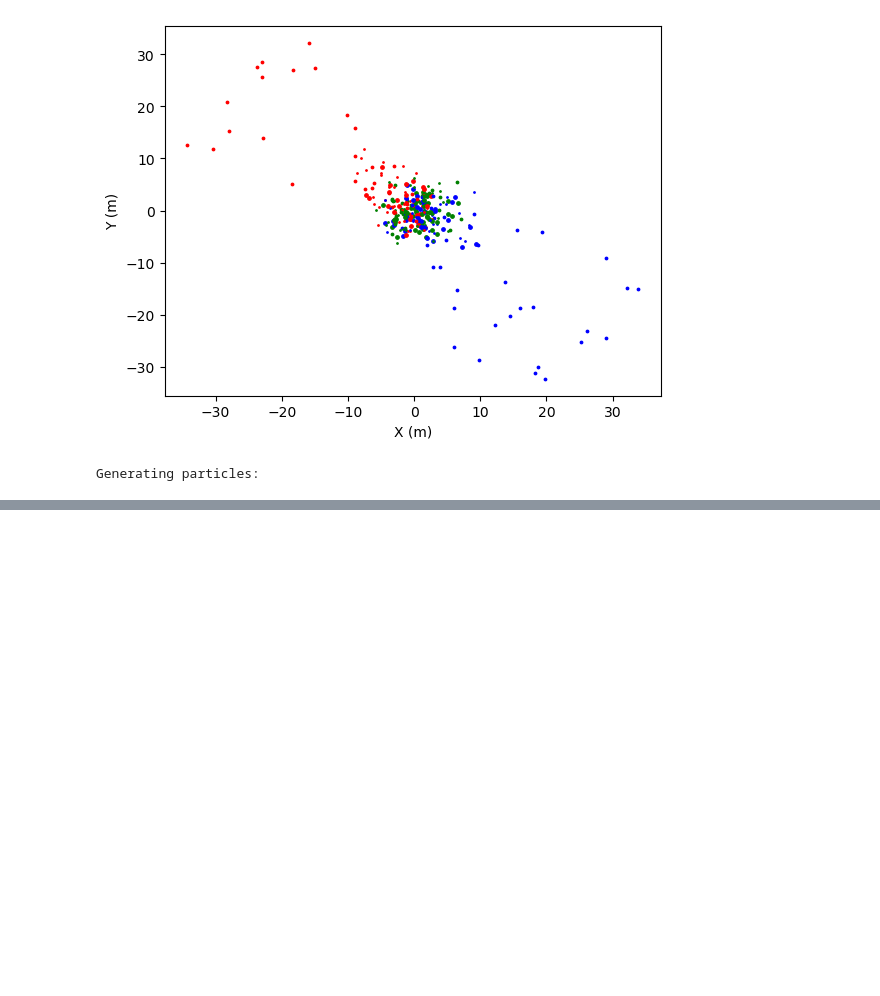
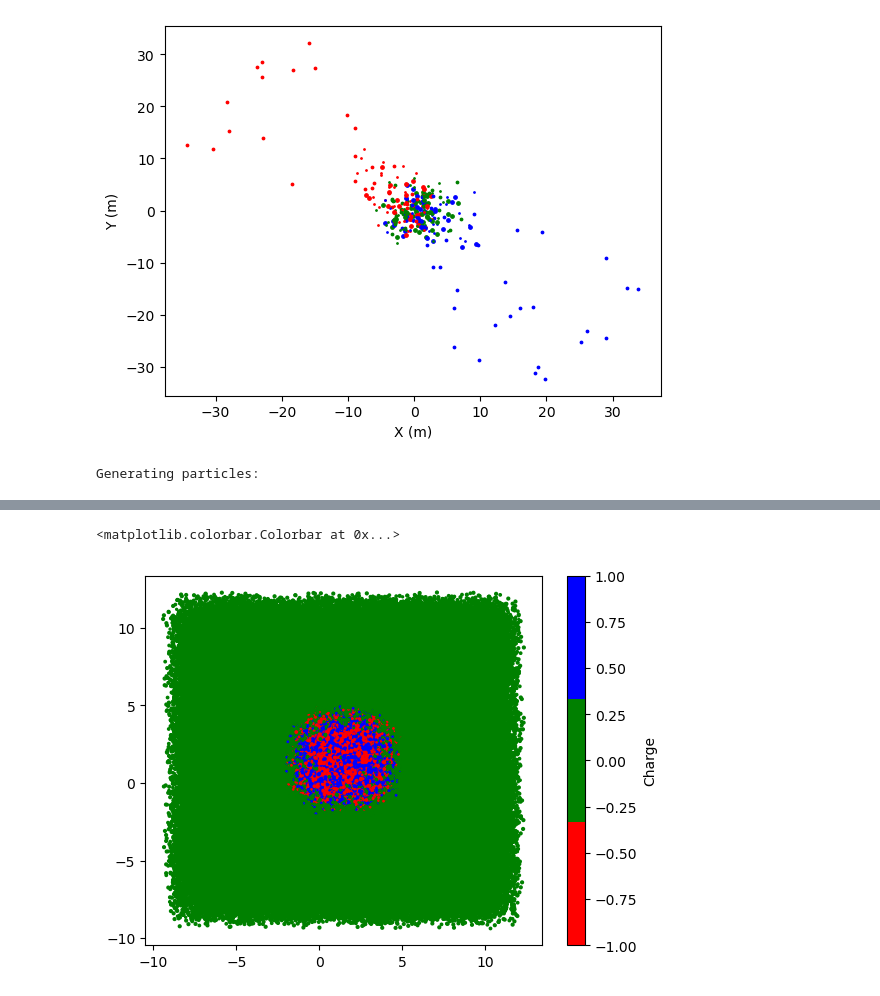
Before and after one commit to williammcmp/Nano-Particle-Playground, a Jupyter notebook: testingNotebook.ipynb, the cells around one changed output, grey strips where cells are left out. Drawn from its saved outputs; the diff is of its cells as text; code cells hidden in the pictures; blank space fills up the shorter version.

Commit message:
Improved performance of 2d plot

```diff
--- a/testingNotebook.ipynb
+++ b/testingNotebook.ipynb
@@ -37,37 +37,47 @@ sim.Plot()
 from Simulation import *
 from Particle import *
 from Forces import *
+
+import numpy as np
+import matplotlib.pyplot as plt
+from matplotlib.colors import ListedColormap
+
 def calNumPyArray(Particles):
     position = np.zeros([len(Particles), 3])
     velocity = np.zeros([len(Particles), 3])
     force = np.zeros([len(Particles), 3])
     mass = np.zeros([len(Particles), 1])
+    charge = np.zeros([len(Particles), 1])
 
-    for x in range(len(Particles)):
+    print("obj to np array")
+    for x in tqdm(range(len(Particles))):
         position[x] = Particles[x].Position
         velocity[x] = Particles[x].Velocity
         force[x] = Particles[x].SumForce
         mass[x] = Particles[x].Mass
+        charge[x] = Particles[x].Charge
 
-    return [position, velocity, force, mass]
+    return [position, velocity, force, mass, charge]
 
-def calFroce(sim):
-    for force in sim.Forces:
-        force.Apply(sim.Particles)
+# use this method if paths are not need to be tracked
+def update(dt, position, velocity, force, mass, charge):
 
-def update(dt, position, velocity, force):
+    # Cal forces
+    force *= 0 # zero out forces, allows for re-calcuations each loop
+    force += np.array([0,0,-9.8]) #gravity
+    force += (charge * np.cross(velocity, np.array([0, 0, 10]))) #magnetic force
 
+    # update position and velocitioes
+    acceleration = force / mass
+    velocity += acceleration * dt
+    position += velocity*dt - 0.5*acceleration*dt*dt
 
+    negative_z = position[:, 2] < 0 # find when particle below xy plane (-z values)
 
-    for particle in self.Particles:       #-- Symplectic Euler Integration
-        if( particle.Mass == 0 ): continue
+    velocity[negative_z] *= np.array([0.9,0.9,-1]) # bounce logic (flip z and reduce x,y Velcoties)
 
-        acceleration = particle.SumForce * ( 1.0 / particle.Mass )
-        particle.Velocity = particle.Velocity + (acceleration * dt) # v = u + at
-        particle.Position = particle.Position + (particle.Velocity * dt) - 0.5 * acceleration * dt * dt # x = x_i + vt - 0.5at^2
+    position[:,2] = abs(position[:,2]) # the ground plane
 
-    for constraint in self.Constraints:   #-- Apply Penalty Constraints
-        constraint.Apply( )
 
 
 
@@ -76,20 +86,39 @@ sim = Simulation()
 
 # Load test particles
 # LoadTestParticles(sim)
+# p1 = Particle([0, 0, 0], [0, 1, 3], 1, -1)
+# p2 = Particle([0, 0, 0], [0, 1, 3], 1, 1)
+# p3 = Particle([0, 0, 0], [0, 1, 3], 1, 0)
+# sim.Particles.append(p1)
+# sim.Particles.append(p2)
+# sim.Particles.append(p3)
 
 # Creates the particles
 np.random.seed(0)
-ParticleCreation(400000,sim)
+ParticleCreation(1000000,sim)
 
-sim.Forces.append(Gravity())
-sim.Forces.append(Lorenz(np.array([4.0,1.0,0.0])))
 
-calFroce(sim)
+[position, velocity, force, mass, charge] = calNumPyArray(sim.Particles)
 
-[position, velocity, force] = calNumPyArray(sim.Particles)
+for x in tqdm(range(int(5/0.01))):
+    update(0.01, position, velocity, force, mass, charge)
 
-print(position)
-print(velocity)
-print(force)
+cmap = ListedColormap(['red', 'green', 'blue'])  # Define your custom colormap here
+
+# Normalize the charge values to match the colormap indices
+normalize = plt.Normalize(charge.min(), charge.max())
+
+# Create a scatter plot with the custom colormap
+plt.scatter(
+    position[:, 0],
+    position[:, 1],
+    s=mass,
+    c=charge,  # Use the charge values for color mapping
+    cmap=cmap,
+    norm=normalize,
+)
+
+# Add a colorbar to the plot
+plt.colorbar(label='Charge')
 # %% [output]
 Generating particles:
@@ -112,0 +126,2 @@ Generating particles:
+<matplotlib.colorbar.Colorbar at 0x...>
+[figure, added]
```
Also changed, not shown: parts of 4 cells of this notebook, 1 other file.
